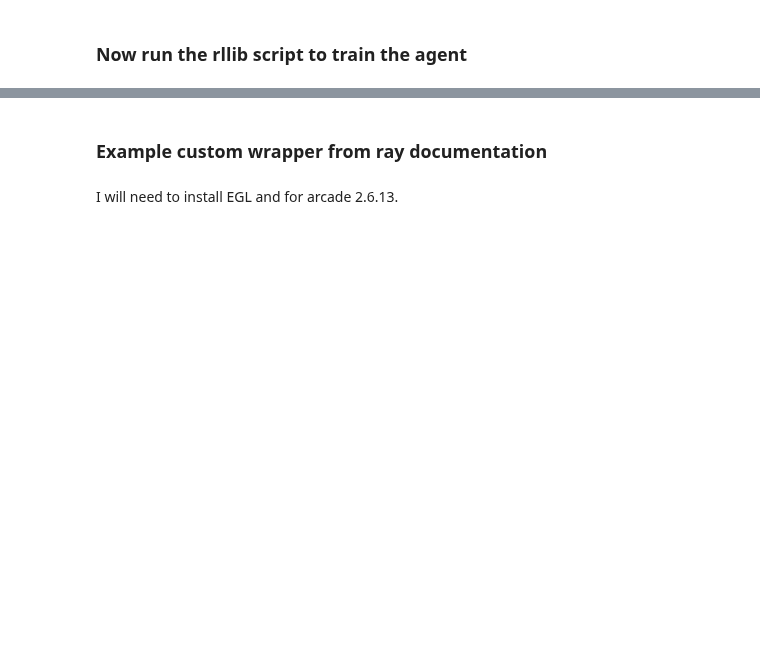
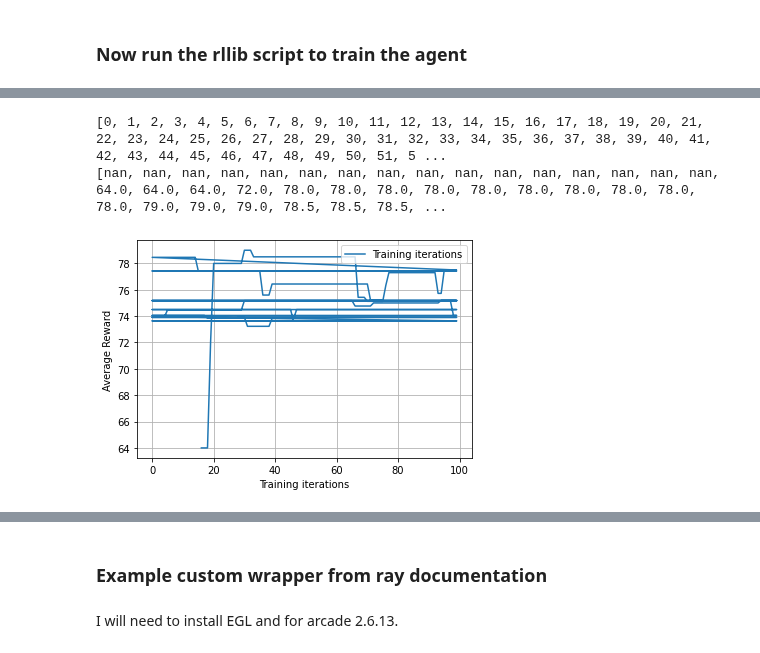
Before and after one commit to tim-foley3/INM363-Project, a Jupyter notebook: Scripts/Wrappers/Wrapper for rllib.ipynb, the cells around one changed output, grey strips where cells are left out. Drawn from its saved outputs; the diff is of its cells as text; code cells hidden in the pictures; blank space fills up the shorter version.

```diff
--- a/Scripts/Wrappers/Wrapper for rllib.ipynb
+++ b/Scripts/Wrappers/Wrapper for rllib.ipynb
@@ -232,0 +326,17 @@ KeyboardInterrupt:
+# %%
+print(num_iterations)
+print(avg_rewards)
+# %% [output]
+[0, 1, 2, 3, 4, 5, 6, 7, 8, 9, 10, 11, 12, 13, 14, 15, 16, 17, 18, 19, 20, 21, 22, 23, 24, 25, 26, 27, 28, 29, 30, 31, 32, 33, 34, 35, 36, 37, 38, 39, 40, 41, 42, 43, 44, 45, 46, 47, 48, 49, 50, 51, 5 ...
+[nan, nan, nan, nan, nan, nan, nan, nan, nan, nan, nan, nan, nan, nan, nan, nan, 64.0, 64.0, 64.0, 72.0, 78.0, 78.0, 78.0, 78.0, 78.0, 78.0, 78.0, 78.0, 78.0, 78.0, 79.0, 79.0, 79.0, 78.5, 78.5, 78.5, ...
+# %%
+import matplotlib.pyplot as plt
+plt.plot(num_iterations,avg_rewards, label="Training iterations")
+# plt.plot(aggr_ep_rewards['ep'], aggr_ep_rewards['temp'], label="temporary reward collected")
+plt.xlabel("Training iterations")
+plt.ylabel("Average Reward")
+plt.legend(loc=1)
+plt.grid(True)
+plt.show()
+# %% [output]
+[figure, added]
```
Also changed, not shown: parts of 7 cells of this notebook, 3 other files.
